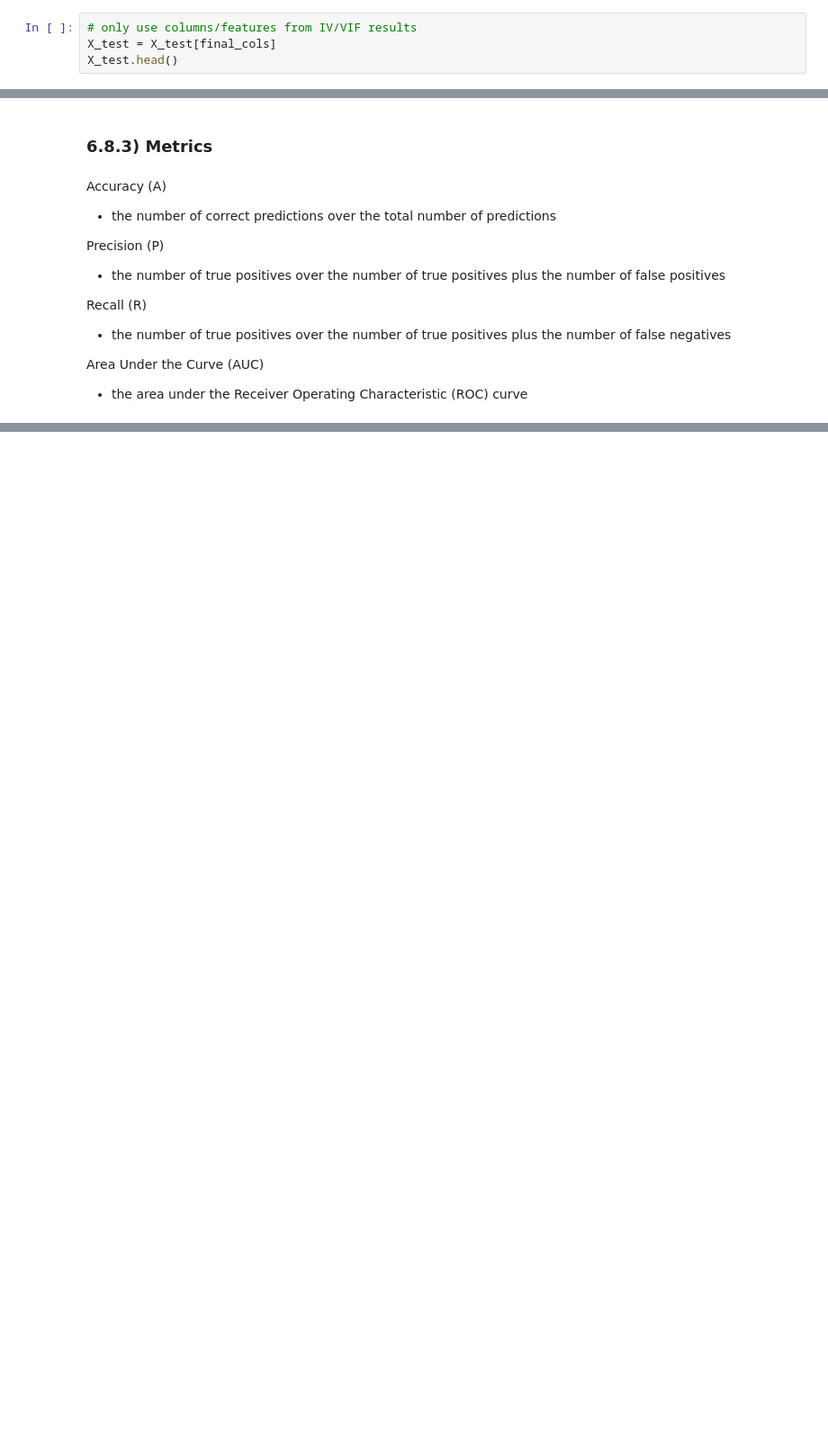
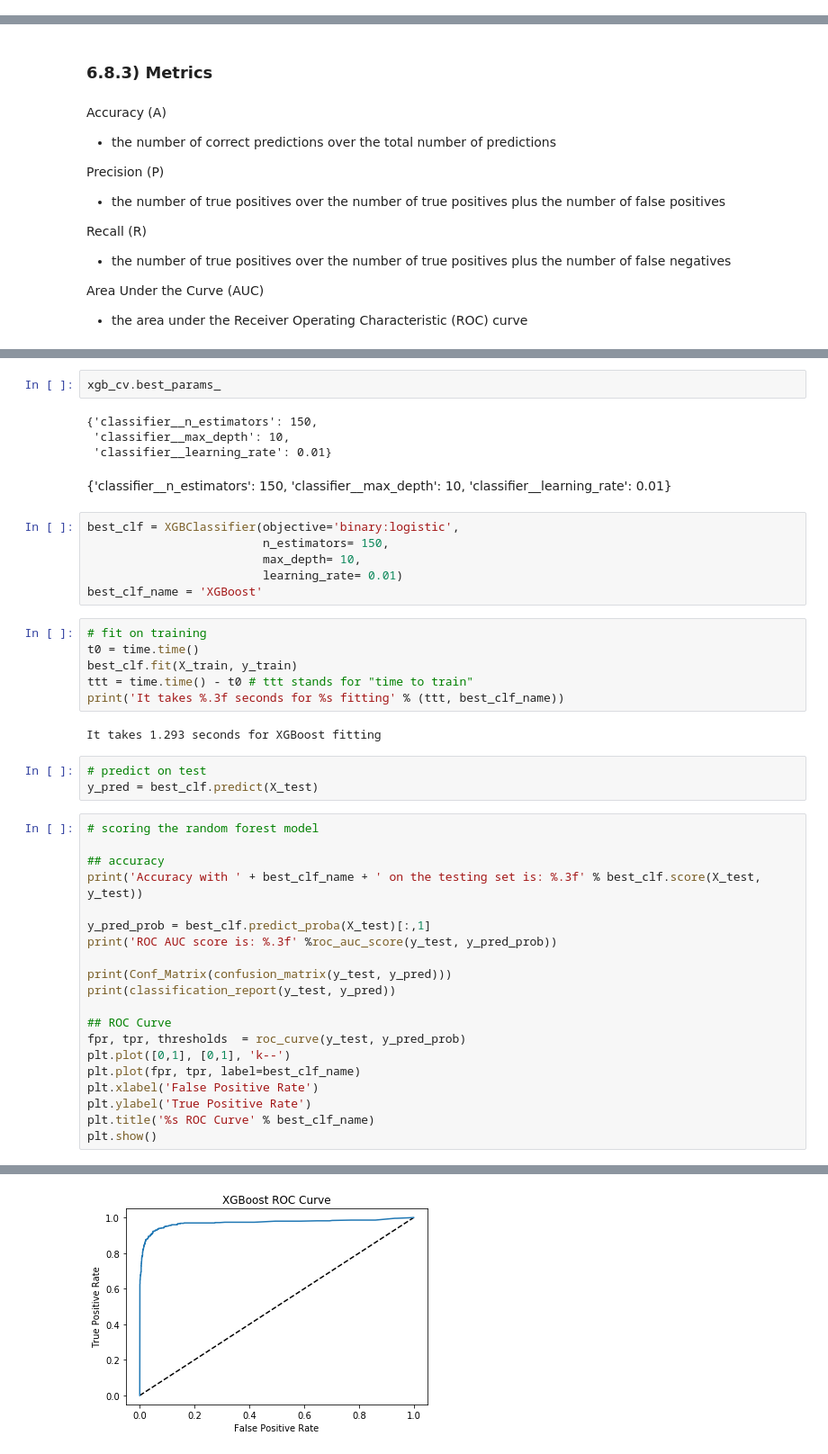
Before and after one commit to milesin3d/Springboard-MiniProjects, a Jupyter notebook: Relax Inc/Relax Inc.ipynb, the cells around one changed output, grey strips where cells are left out. Shown at 90% size. Drawn from its saved outputs; the diff is of its cells as text; blank space fills up the shorter version.

Commit message:
finished modeling

```diff
--- a/Relax Inc/Relax Inc.ipynb
+++ b/Relax Inc/Relax Inc.ipynb
@@ -1817,4 +1832,0 @@ X_train.head()
-# %%
-# only use columns/features from IV/VIF results
-X_test = X_test[final_cols]
-X_test.head()
@@ -2231,0 +2277,48 @@ metrics
+# %%
+xgb_cv.best_params_
+# %% [output]
+{'classifier__n_estimators': 150,
+ 'classifier__max_depth': 10,
+ 'classifier__learning_rate': 0.01}
+# %% [markdown]
+{'classifier__n_estimators': 150,
+ 'classifier__max_depth': 10,
+ 'classifier__learning_rate': 0.01}
+# %%
+best_clf = XGBClassifier(objective='binary:logistic',
+                         n_estimators= 150,
+                         max_depth= 10,
+                         learning_rate= 0.01)
+best_clf_name = 'XGBoost'
+# %%
+# fit on training
+t0 = time.time()
+best_clf.fit(X_train, y_train)
+ttt = time.time() - t0 # ttt stands for "time to train"
+print('It takes %.3f seconds for %s fitting' % (ttt, best_clf_name))
+# %% [output]
+It takes 1.293 seconds for XGBoost fitting
+# %%
+# predict on test
+y_pred = best_clf.predict(X_test)
+# %%
+# scoring the random forest model
+
+## accuracy
+print('Accuracy with ' + best_clf_name + ' on the testing set is: %.3f' % best_clf.score(X_test, y_test))
+
+y_pred_prob = best_clf.predict_proba(X_test)[:,1]
+print('ROC AUC score is: %.3f' %roc_auc_score(y_test, y_pred_prob))
+
+print(Conf_Matrix(confusion_matrix(y_test, y_pred)))
+print(classification_report(y_test, y_pred))
+
+## ROC Curve
+fpr, tpr, thresholds  = roc_curve(y_test, y_pred_prob)
+plt.plot([0,1], [0,1], 'k--')
+plt.plot(fpr, tpr, label=best_clf_name)
+plt.xlabel('False Positive Rate')
+plt.ylabel('True Positive Rate')
+plt.title('%s ROC Curve' % best_clf_name)
+plt.show()
+# %% [output]
@@ -2231,0 +2340 @@ metrics
+[figure, added]
```
Also changed, not shown: parts of 44 cells of this notebook.
